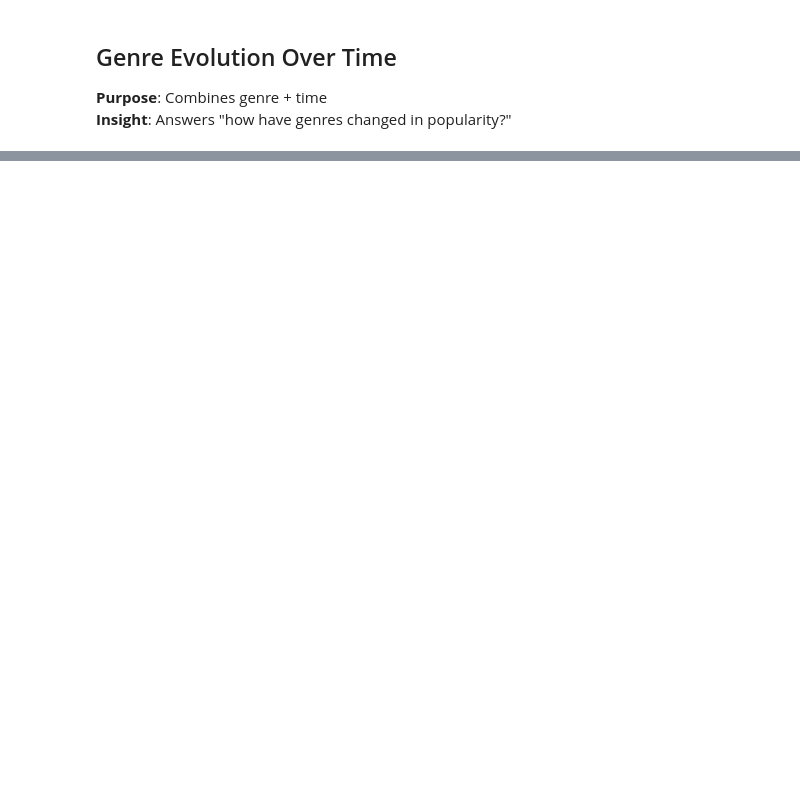
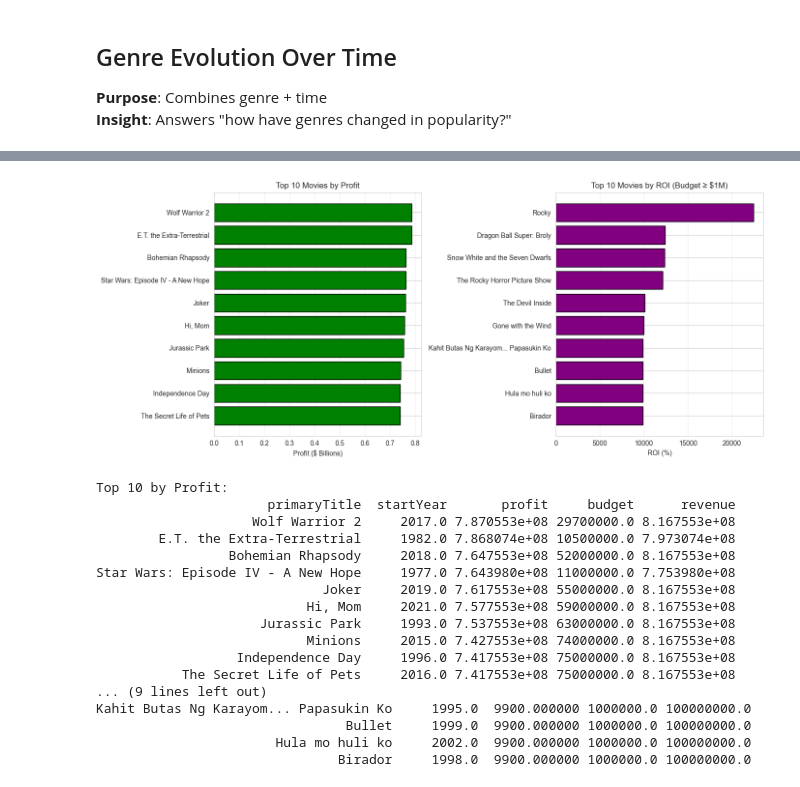
Before and after one commit to vermavaishnav70/DM-IMDB, a Jupyter notebook: notebooks/eda.ipynb, the cells around one changed output, grey strips where cells are left out. Cells and saved outputs as stored; diff of their text form; code cells hidden in the pictures; blank space fills up the shorter version.

```diff
--- a/notebooks/eda.ipynb
+++ b/notebooks/eda.ipynb
@@ -396,0 +475,50 @@ Name: averageRating, dtype: float64
+# %%
+# Top Movies by Profit and ROI
+df_profit = df_financial.copy()
+df_profit['profit'] = df_profit['revenue'] - df_profit['budget']
+df_profit['roi'] = (df_profit['revenue'] - df_profit['budget']) / df_profit['budget'] * 100
+
+fig, axes = plt.subplots(1, 2, figsize=(14, 6))
+
+# Top 10 by Profit
+top_profit = df_profit.nlargest(10, 'profit')[['primaryTitle', 'startYear', 'profit', 'budget', 'revenue']]
+axes[0].barh(top_profit['primaryTitle'], top_profit['profit'] / 1e9, color='green', edgecolor='black')
+axes[0].set_xlabel('Profit ($ Billions)')
+axes[0].set_title('Top 10 Movies by Profit')
+axes[0].invert_yaxis()
+axes[0].grid(axis='x', alpha=0.3)
+
+# Top 10 by ROI (min 1M budget to filter noise)
+top_roi = df_profit[df_profit['budget'] >= 1e6].nlargest(10, 'roi')[['primaryTitle', 'startYear', 'roi', 'budget', 'revenue']]
+axes[1].barh(top_roi['primaryTitle'], top_roi['roi'], color='purple', edgecolor='black')
+axes[1].set_xlabel('ROI (%)')
+axes[1].set_title('Top 10 Movies by ROI (Budget ≥ $1M)')
+axes[1].invert_yaxis()
+axes[1].grid(axis='x', alpha=0.3)
+
+plt.tight_layout()
+plt.show()
+
+print("Top 10 by Profit:")
+print(top_profit.to_string(index=False))
+print("\nTop 10 by ROI:")
+print(top_roi.to_string(index=False))
+# %% [output]
+[figure, added]
+Top 10 by Profit:
+                      primaryTitle  startYear       profit     budget      revenue
+                    Wolf Warrior 2     2017.0 7.870553e+08 29700000.0 8.167553e+08
+        E.T. the Extra-Terrestrial     1982.0 7.868074e+08 10500000.0 7.973074e+08
+                 Bohemian Rhapsody     2018.0 7.647553e+08 52000000.0 8.167553e+08
+Star Wars: Episode IV - A New Hope     1977.0 7.643980e+08 11000000.0 7.753980e+08
+                             Joker     2019.0 7.617553e+08 55000000.0 8.167553e+08
+                           Hi, Mom     2021.0 7.577553e+08 59000000.0 8.167553e+08
+                     Jurassic Park     1993.0 7.537553e+08 63000000.0 8.167553e+08
+                           Minions     2015.0 7.427553e+08 74000000.0 8.167553e+08
+                  Independence Day     1996.0 7.417553e+08 75000000.0 8.167553e+08
+           The Secret Life of Pets     2016.0 7.417553e+08 75000000.0 8.167553e+08
+... (9 lines left out)
+Kahit Butas Ng Karayom... Papasukin Ko     1995.0  9900.000000 1000000.0 100000000.0
+                                Bullet     1999.0  9900.000000 1000000.0 100000000.0
+                       Hula mo huli ko     2002.0  9900.000000 1000000.0 100000000.0
+                               Birador     1998.0  9900.000000 1000000.0 100000000.0
```
Also changed, not shown: parts of 13 cells of this notebook, 3 other files.
